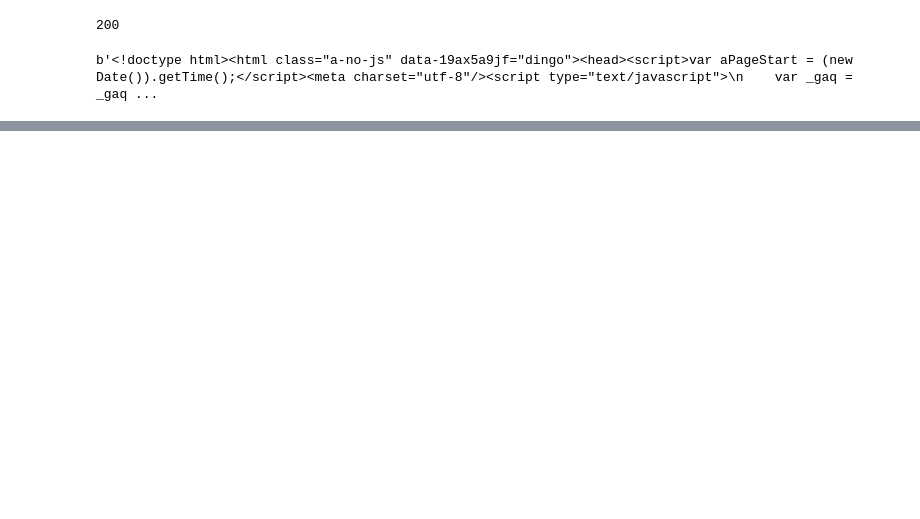
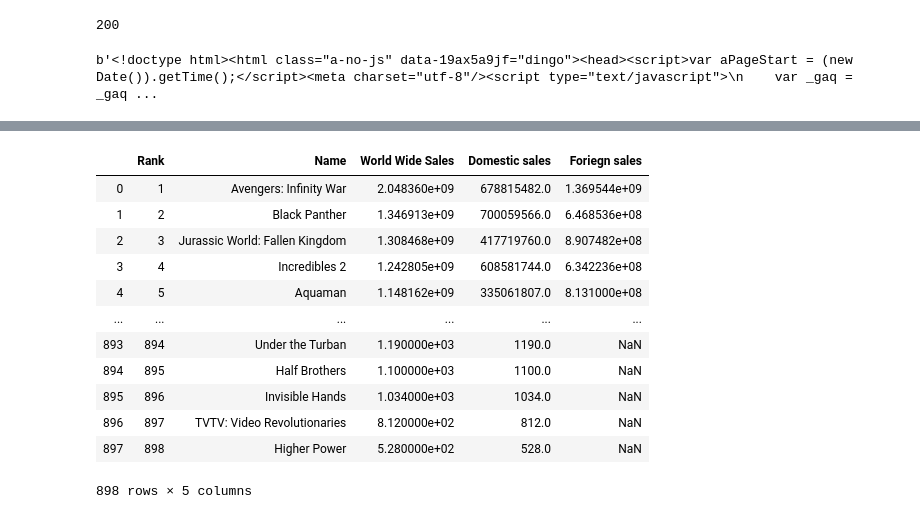
Before and after one commit to KanwalArora029/Movie-project, a Jupyter notebook: movie_project_jupyter_draft.ipynb, the cells around one changed output, grey strips where cells are left out. Cells and saved outputs as stored; diff of their text form; code cells hidden in the pictures; blank space fills up the shorter version.

```diff
--- a/movie_project_jupyter_draft.ipynb
+++ b/movie_project_jupyter_draft.ipynb
@@ -128,0 +375,54 @@ Decimal('2797800564')
+# %%
+x = range(0, len(root_sales), 3)
+y = range(1, len(root_sales), 3)
+z = range(2, len(root_sales), 3)
+ww_indices = list(x)
+dom_indices = list(y)
+for_indices = list(z)
+# %%
+ww_sales = []
+for index in ww_indices:
+    ww_sales.append(root_sales[index])
+# %%
+dom_sales = []
+for index in dom_indices:
+    dom_sales.append(root_sales[index])
+# %%
+
+
+###
+for_sales = []
+for index in for_indices:
+    for_sales.append(root_sales[index])
+# %%
+
+###
+# lists for sql----------------------------------------------------------------------
+
+rank
+name
+ww_sales
+dom_sales
+for_sales
+
+###
+box_office_mojo_dict = {"Rank" : rank, "Name": name, "World Wide Sales" : ww_sales,
+                        "Domestic sales" : dom_sales, "Foriegn sales" : for_sales}
+
+###
+df = pd.DataFrame(box_office_mojo_dict)
+df
+# %% [output]
+|  | Rank | Name | World Wide Sales | Domestic sales | Foriegn sales |
+| 0 | 1 | Avengers: Infinity War | 2.048360e+09 | 678815482.0 | 1.369544e+09 |
+| 1 | 2 | Black Panther | 1.346913e+09 | 700059566.0 | 6.468536e+08 |
+| 2 | 3 | Jurassic World: Fallen Kingdom | 1.308468e+09 | 417719760.0 | 8.907482e+08 |
+| 3 | 4 | Incredibles 2 | 1.242805e+09 | 608581744.0 | 6.342236e+08 |
+| 4 | 5 | Aquaman | 1.148162e+09 | 335061807.0 | 8.131000e+08 |
+| ... | ... | ... | ... | ... | ... |
+| 893 | 894 | Under the Turban | 1.190000e+03 | 1190.0 | NaN |
+| 894 | 895 | Half Brothers | 1.100000e+03 | 1100.0 | NaN |
+| 895 | 896 | Invisible Hands | 1.034000e+03 | 1034.0 | NaN |
+| 896 | 897 | TVTV: Video Revolutionaries | 8.120000e+02 | 812.0 | NaN |
+| 897 | 898 | Higher Power | 5.280000e+02 | 528.0 | NaN |
+898 rows × 5 columns
```
Also changed, not shown: parts of 111 cells of this notebook, 5 other files.
